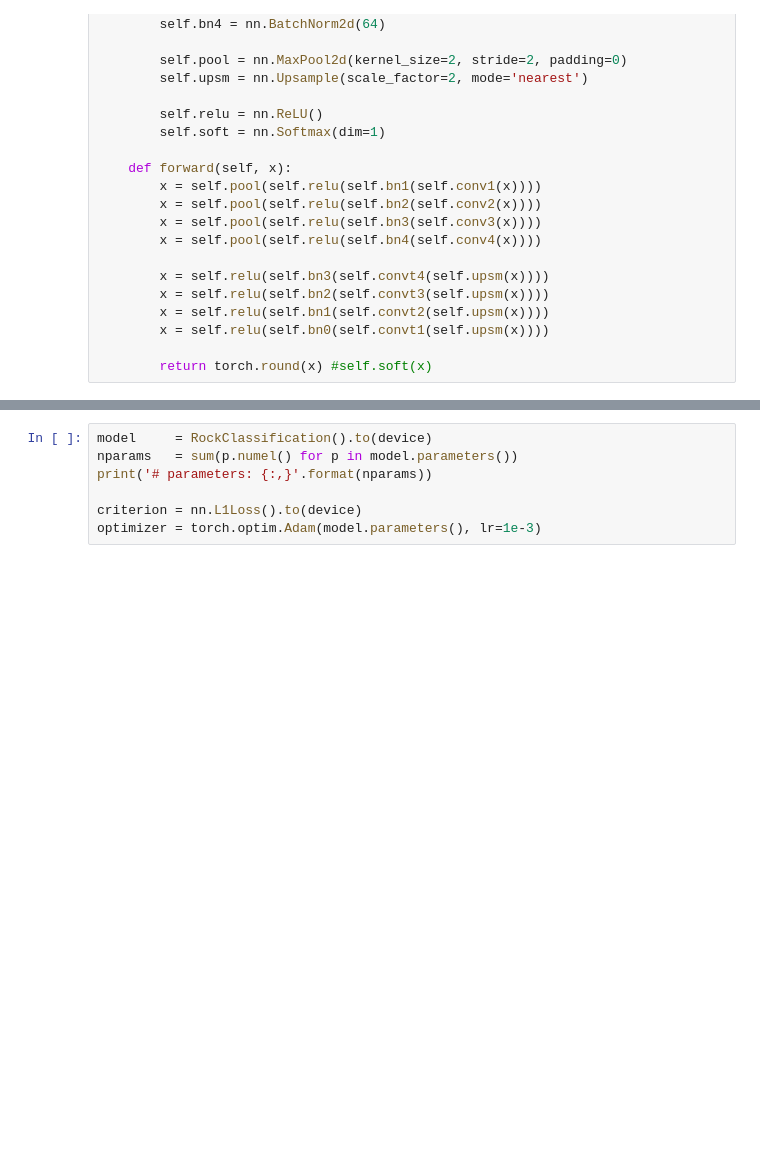
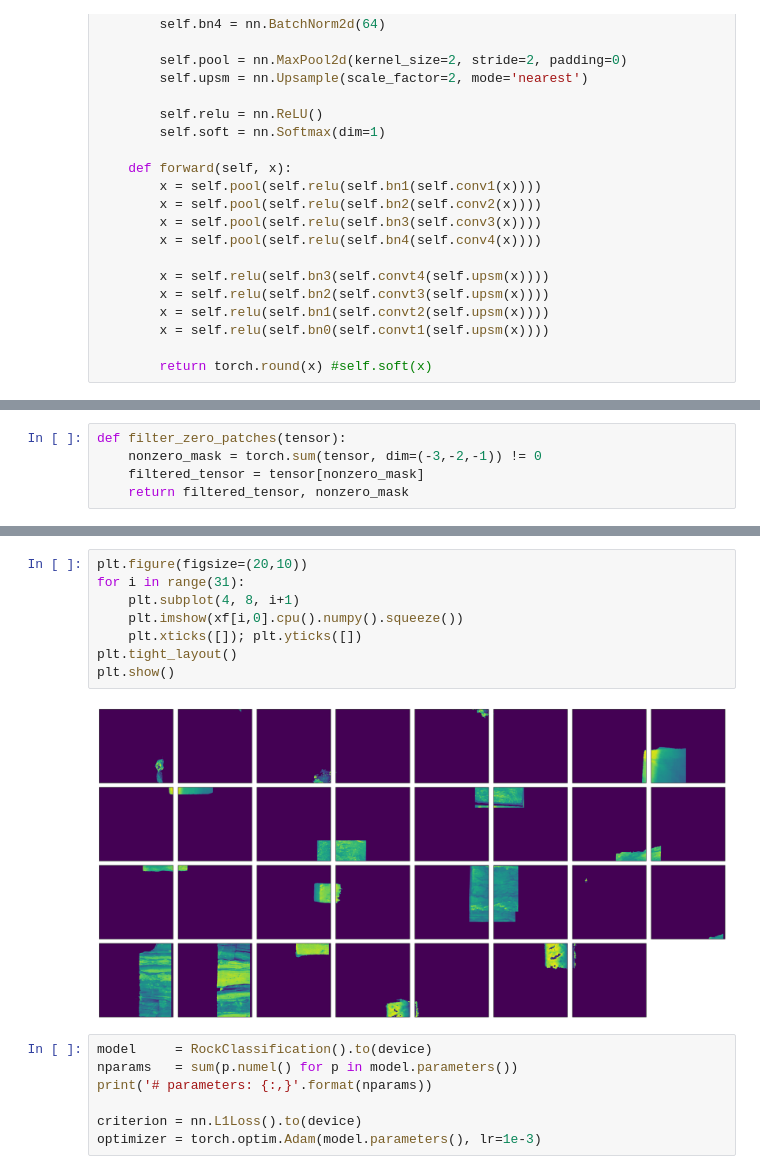
Before and after one commit to misaelmmorales/Drone-Rock-Classification, a Jupyter notebook: drone_rc_main.ipynb, the cells around one changed output, grey strips where cells are left out. Cells and saved outputs as stored; diff of their text form; blank space fills up the shorter version.

```diff
--- a/drone_rc_main.ipynb
+++ b/drone_rc_main.ipynb
@@ -128,0 +160,5 @@ test_loader  = DataLoader(x_test,  batch_size=batch_size, shuffle=True)
+# %%
+def filter_zero_patches(tensor):
+    nonzero_mask = torch.sum(tensor, dim=(-3,-2,-1)) != 0
+    filtered_tensor = tensor[nonzero_mask]
+    return filtered_tensor, nonzero_mask
@@ -129,3 +172,13 @@ test_loader  = DataLoader(x_test,  batch_size=batch_size, shuffle=True)
+# %%
+plt.figure(figsize=(20,10))
+for i in range(31):
+    plt.subplot(4, 8, i+1)
+    plt.imshow(xf[i,0].cpu().numpy().squeeze())
+    plt.xticks([]); plt.yticks([])
+plt.tight_layout()
+plt.show()
+# %% [output]
+[figure, added]
 # %%
 model     = RockClassification().to(device)
 nparams   = sum(p.numel() for p in model.parameters())
```
Also changed, not shown: parts of 8 cells of this notebook.
